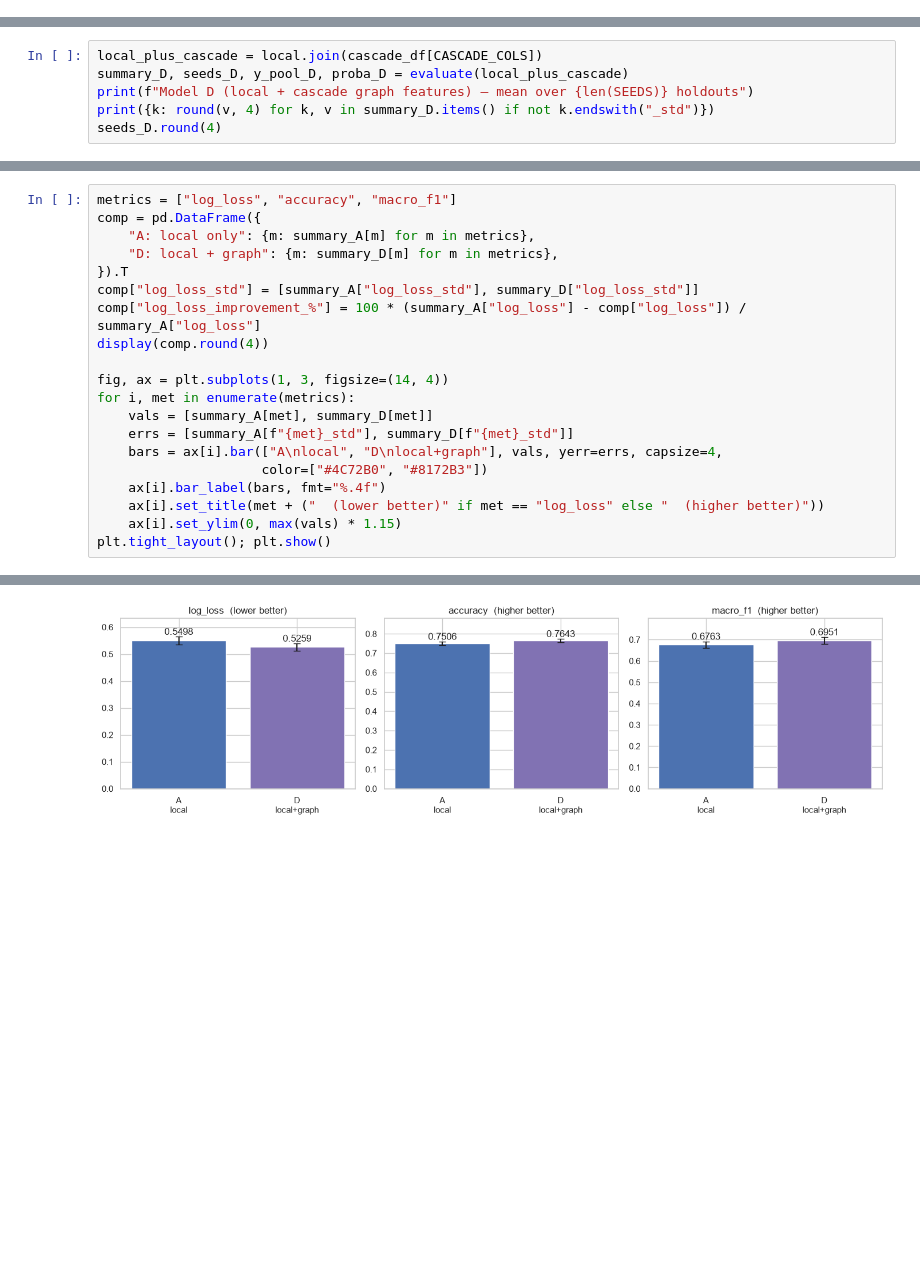
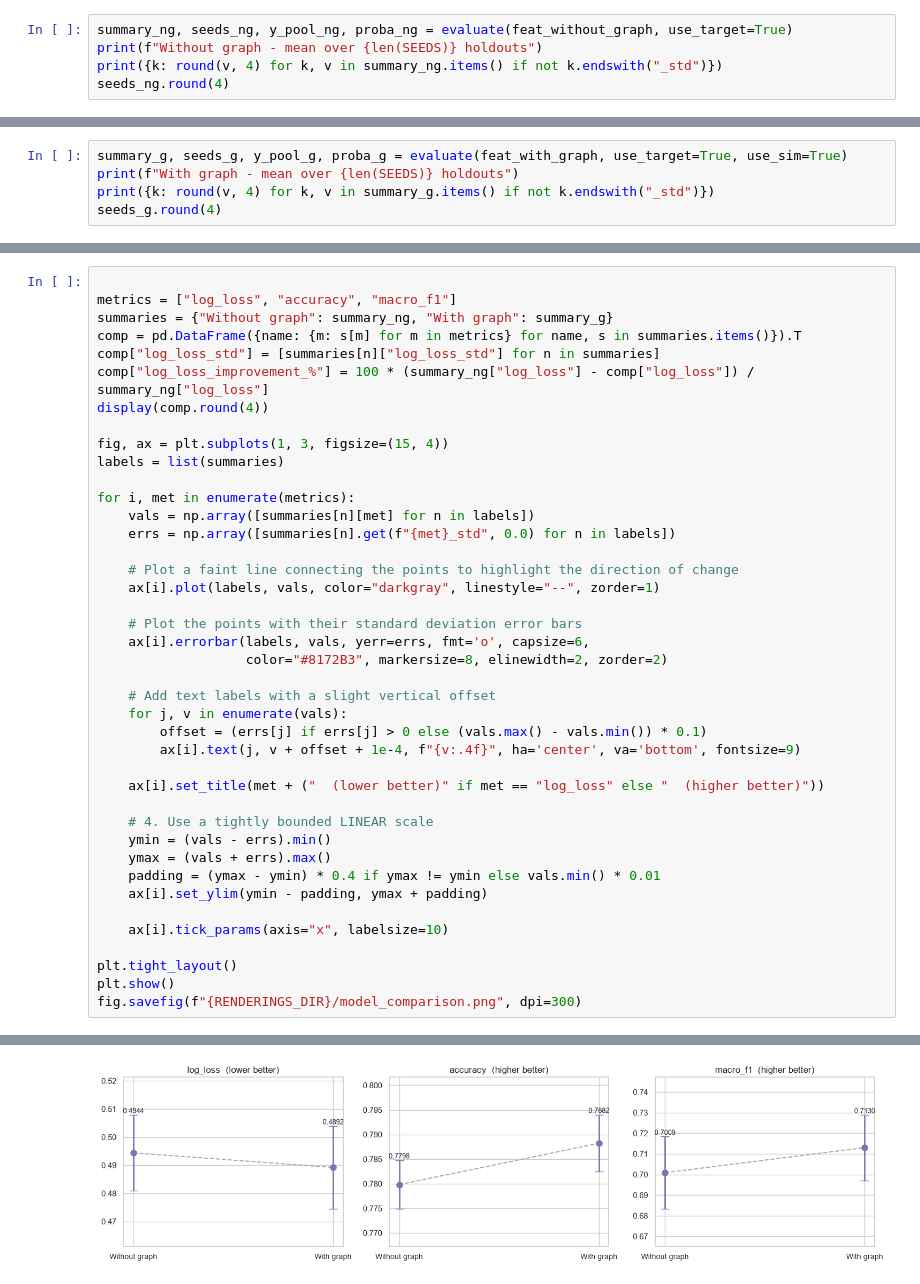
Before and after one commit to pedroleitao-neo4j/telco-network-outages, a Jupyter notebook: predictor.ipynb, the cells around one changed output, grey strips where cells are left out. Drawn from its saved outputs; the diff is of its cells as text; blank space fills up the shorter version.

```diff
--- a/predictor.ipynb
+++ b/predictor.ipynb
@@ -306,0 +482,5 @@ Model A (local only) — mean over 5 holdouts
+# %%
+summary_ng, seeds_ng, y_pool_ng, proba_ng = evaluate(feat_without_graph, use_target=True)
+print(f"Without graph - mean over {len(SEEDS)} holdouts")
+print({k: round(v, 4) for k, v in summary_ng.items() if not k.endswith("_std")})
+seeds_ng.round(4)
@@ -313,7 +500,6 @@ XGBoost with the graph signal added.
 # %%
-local_plus_cascade = local.join(cascade_df[CASCADE_COLS])
-summary_D, seeds_D, y_pool_D, proba_D = evaluate(local_plus_cascade)
-print(f"Model D (local + cascade graph features) — mean over {len(SEEDS)} holdouts")
-print({k: round(v, 4) for k, v in summary_D.items() if not k.endswith("_std")})
-seeds_D.round(4)
+summary_g, seeds_g, y_pool_g, proba_g = evaluate(feat_with_graph, use_target=True, use_sim=True)
+print(f"With graph - mean over {len(SEEDS)} holdouts")
+print({k: round(v, 4) for k, v in summary_g.items() if not k.endswith("_std")})
+seeds_g.round(4)
 # %% [output]
@@ -337,22 +520,43 @@ harder, rarer non-zero fault classes that local features alone tend to miss.
 # %%
+
 metrics = ["log_loss", "accuracy", "macro_f1"]
-comp = pd.DataFrame({
-    "A: local only": {m: summary_A[m] for m in metrics},
-    "D: local + graph": {m: summary_D[m] for m in metrics},
-}).T
-comp["log_loss_std"] = [summary_A["log_loss_std"], summary_D["log_loss_std"]]
-comp["log_loss_improvement_%"] = 100 * (summary_A["log_loss"] - comp["log_loss"]) / summary_A["log_loss"]
+summaries = {"Without graph": summary_ng, "With graph": summary_g}
+comp = pd.DataFrame({name: {m: s[m] for m in metrics} for name, s in summaries.items()}).T
+comp["log_loss_std"] = [summaries[n]["log_loss_std"] for n in summaries]
+comp["log_loss_improvement_%"] = 100 * (summary_ng["log_loss"] - comp["log_loss"]) / summary_ng["log_loss"]
 display(comp.round(4))
 
-fig, ax = plt.subplots(1, 3, figsize=(14, 4))
+fig, ax = plt.subplots(1, 3, figsize=(15, 4))
+labels = list(summaries)
+
 for i, met in enumerate(metrics):
-    vals = [summary_A[met], summary_D[met]]
-    errs = [summary_A[f"{met}_std"], summary_D[f"{met}_std"]]
-    bars = ax[i].bar(["A\nlocal", "D\nlocal+graph"], vals, yerr=errs, capsize=4,
-                     color=["#4C72B0", "#8172B3"])
-    ax[i].bar_label(bars, fmt="%.4f")
+    vals = np.array([summaries[n][met] for n in labels])
+    errs = np.array([summaries[n].get(f"{met}_std", 0.0) for n in labels])
+
+    # Plot a faint line connecting the points to highlight the direction of change
+    ax[i].plot(labels, vals, color="darkgray", linestyle="--", zorder=1)
+
+    # Plot the points with their standard deviation error bars
+    ax[i].errorbar(labels, vals, yerr=errs, fmt='o', capsize=6,
+                   color="#8172B3", markersize=8, elinewidth=2, zorder=2)
+
+    # Add text labels with a slight vertical offset
+    for j, v in enumerate(vals):
+        offset = (errs[j] if errs[j] > 0 else (vals.max() - vals.min()) * 0.1)
+        ax[i].text(j, v + offset + 1e-4, f"{v:.4f}", ha='center', va='bottom', fontsize=9)
+
     ax[i].set_title(met + ("  (lower better)" if met == "log_loss" else "  (higher better)"))
-    ax[i].set_ylim(0, max(vals) * 1.15)
-plt.tight_layout(); plt.show()
+
+    # 4. Use a tightly bounded LINEAR scale
+    ymin = (vals - errs).min()
+    ymax = (vals + errs).max()
+    padding = (ymax - ymin) * 0.4 if ymax != ymin else vals.min() * 0.01
+    ax[i].set_ylim(ymin - padding, ymax + padding)
+
+    ax[i].tick_params(axis="x", labelsize=10)
+
+plt.tight_layout()
+plt.show()
+fig.savefig(f"{RENDERINGS_DIR}/model_comparison.png", dpi=300)
 # %% [output]
 |  | log_loss | accuracy | macro_f1 | log_loss_std | log_loss_improvement_% |
@@ -361,2 +565,2 @@ plt.tight_layout(); plt.show()
-[figure, old version]
+[figure, new version]
 # %%
```
Also changed, not shown: parts of 33 cells of this notebook, 16 other files.
